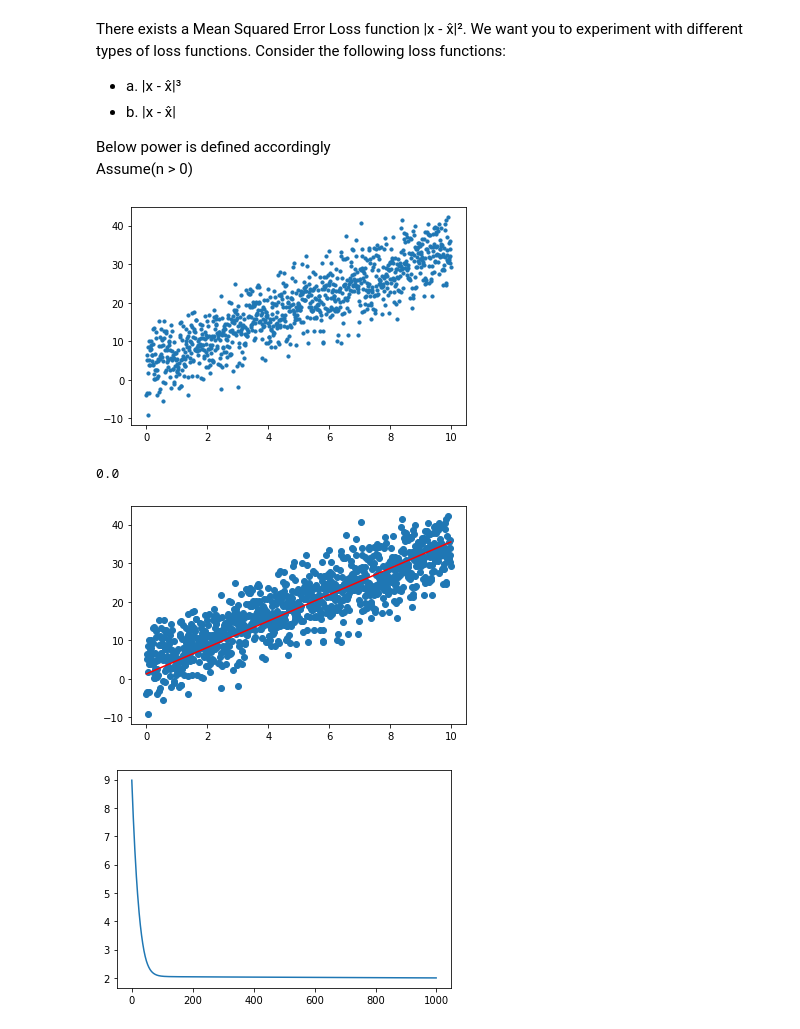
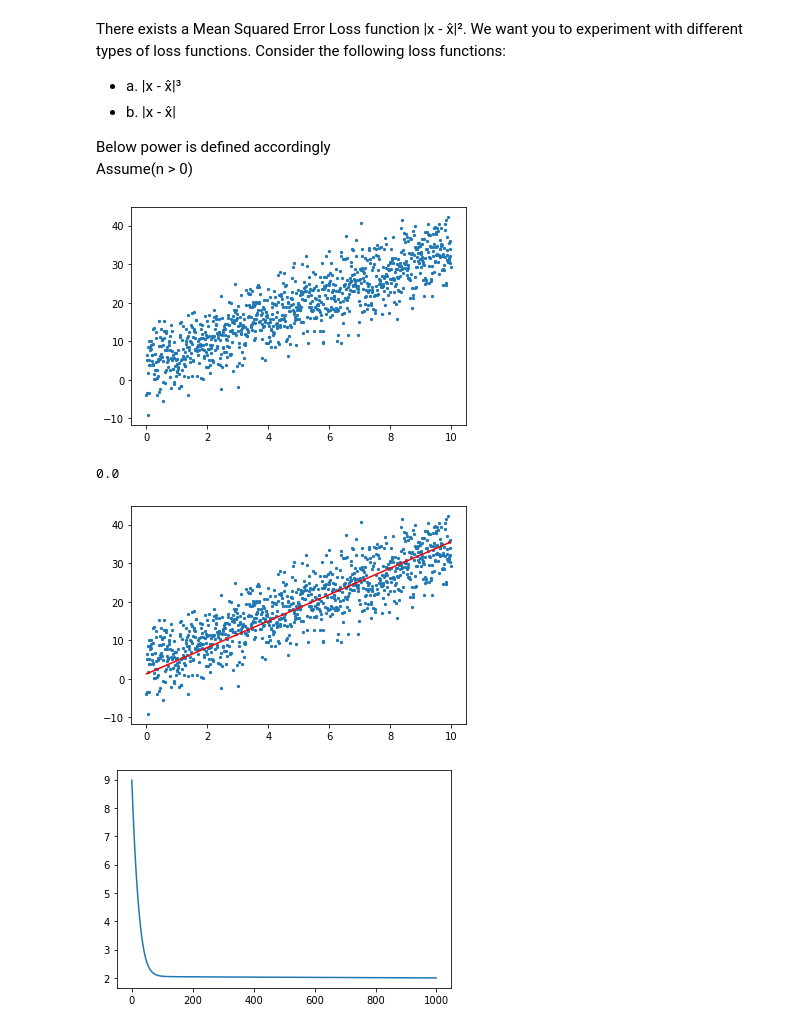
Before and after one commit to sandeepb20/Pclub-Task-1, a Jupyter notebook: b-linear.ipynb, the cells around one changed output. Cells and saved outputs as stored; diff of their text form; code cells hidden in the pictures.

```diff
--- a/b-linear.ipynb
+++ b/b-linear.ipynb
@@ -20,11 +20,11 @@ np.random.seed(1)
 slope = np.random.randint(0, 5)
 intercept = np.random.randint(0, 5)
 X = np.arange(0, 10, 0.01)
-Y = [(slope * x + intercept) + np.random.normal(scale=5) for x in np.arange(0, 10, 0.01)]
-plt.scatter(X, Y,s=10)
+Y = [(slope * x + intercept) + np.random.normal(scale=5) for x in X]
+plt.scatter(X, Y,s=5)
 plt.show()
 # %% [output]
-[figure, old version]
+[figure, new version]
 # %%
 def calculate_error(y_hat, y):
     """
@@ -91,11 +91,11 @@ for _ in range(1000):
 # %%
 y_hats = predicts(para[0], para[1], X)
 # %%
-plt.scatter(X, Y)
+plt.scatter(X, Y,s=5)
 plt.plot(X, y_hats, c='r')
 plt.show()
 # %% [output]
-[figure, old version]
+[figure, new version]
 # %%
 
 plt.plot(errors)
```
Also changed, not shown: 4 other files.
